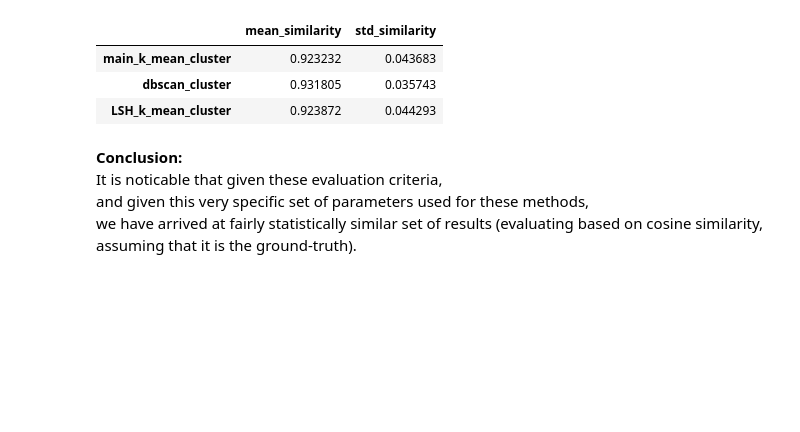
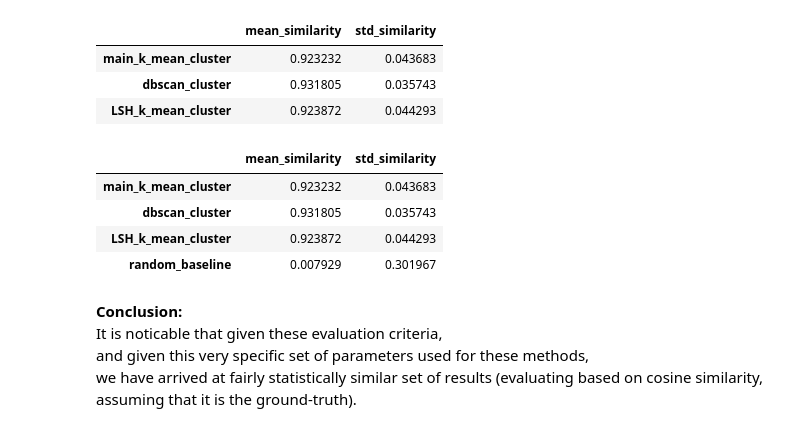
Before and after one commit to adamajane/computational-tools-for-data-science-02807-project, a Jupyter notebook: 3-recommendation-search/3.ipynb, the cells around one changed output. Saved outputs shown, nothing was run; the diff lists cells and outputs as text; code cells hidden in the pictures; blank space fills up the shorter version.

Commit message:
Added random baseline to clustering notebook

```diff
--- a/3-recommendation-search/3.ipynb
+++ b/3-recommendation-search/3.ipynb
@@ -1187,6 +1203,47 @@ similarity_stats_df
 | main_k_mean_cluster | 0.923232 | 0.043683 |
 | dbscan_cluster | 0.931805 | 0.035743 |
 | LSH_k_mean_cluster | 0.923872 | 0.044293 |
+# %%
+#4'th option is comparing it to some completely random songs from the entire dataset.
+
+# ------------------------------------------------------------
+# 4th comparison: random 5 (n_most_similar) neighbors from full dataset
+# ------------------------------------------------------------
+baseline_results = []
+
+for song_idx in random_indices:
+
+    # pick 5 (n_most_similar) random distinct songs (not including the target)
+    pool = np.arange(n_items)
+    pool = pool[pool != song_idx]
+    random_neighbors = np.random.choice(pool, size=n_most_similar, replace=False)
+
+    sims = cosine_similarity(
+        X_mat[song_idx].reshape(1, -1),
+        X_mat[random_neighbors]
+    ).flatten()
+
+    baseline_results.append(sims)
+
+
+# Flatten into a single vector of 50 similarity values
+baseline_sims = np.concatenate(baseline_results)
+
+baseline_mean = baseline_sims.mean()
+baseline_std  = baseline_sims.std()
+similarity_stats["random_baseline"] = {
+    "mean_similarity": baseline_mean,
+    "std_similarity": baseline_std
+}
+
+similarity_stats_df = pd.DataFrame(similarity_stats).T
+display(similarity_stats_df) #The results, now including the random baseline.
+# %% [output]
+|  | mean_similarity | std_similarity |
+| main_k_mean_cluster | 0.923232 | 0.043683 |
+| dbscan_cluster | 0.931805 | 0.035743 |
+| LSH_k_mean_cluster | 0.923872 | 0.044293 |
+| random_baseline | 0.007929 | 0.301967 |
 # %% [markdown]
 **Conclusion:** <br>
 It is noticable that given these evaluation criteria, <br>
```
Also changed, not shown: parts of 7 cells of this notebook.
